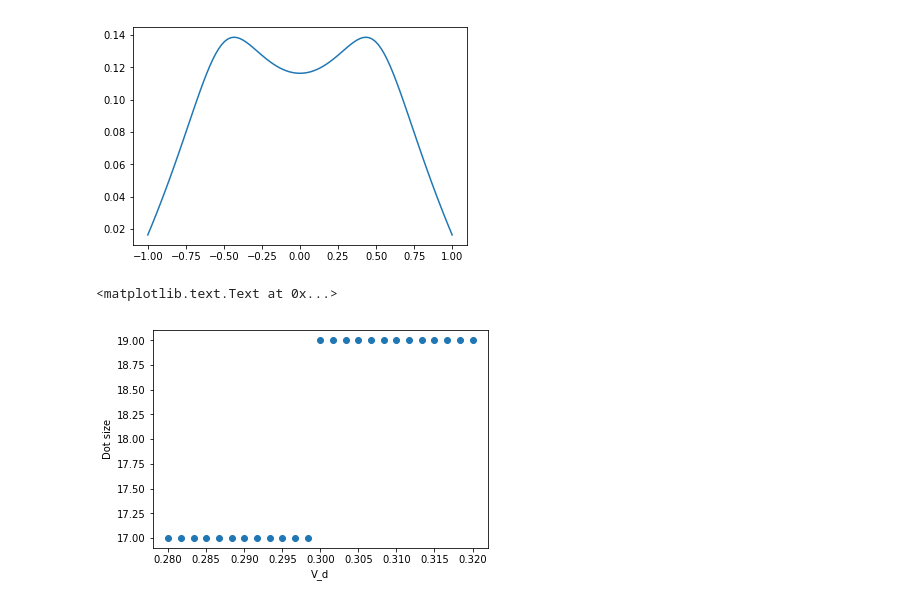
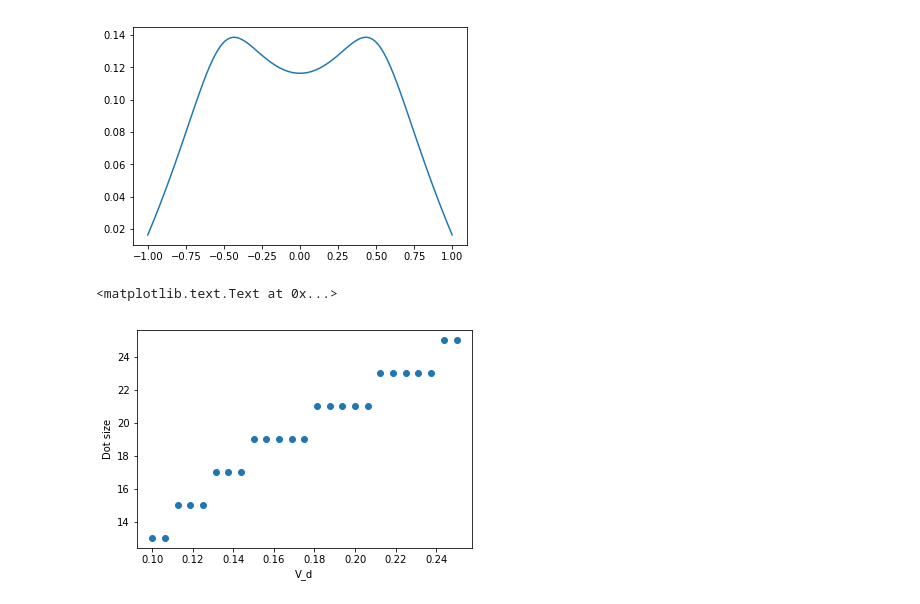
Before and after one commit to Quantumgame/quantum-ml, a Jupyter notebook: ndot/lib/playground.ipynb, the cells around one changed output. Cells and saved outputs as stored; diff of their text form; code cells hidden in the pictures.

```diff
--- a/ndot/lib/playground.ipynb
+++ b/ndot/lib/playground.ipynb
@@ -188,35 +125,35 @@ import matplotlib.pyplot as plt
 import dot_classifier
 reload(dot_classifier)
 import dot_classifier_tf
 reload(dot_classifier_tf)
 import potential_profile
 reload(potential_profile)
 
 N_grid = 100
 x = np.linspace(-1,1,N_grid)
 
 N_v_points = 25
-V_d_vec = np.linspace(320e-3,280e-3,N_v_points)
+V_d_vec = np.linspace(100e-3,250e-3,N_v_points)
 dot_size = np.zeros(len(V_d_vec))
 for i in range(len(V_d_vec)):
     d = (V_d_vec[i],0,0.1,1)
-    b1 = (-200e-3,-0.3,0.1,1)
-    b2 = (-200e-3,0.3,0.1,1)
+    b1 = (-100e-3,-0.3,0.1,1)
+    b2 = (-100e-3,0.3,0.1,1)
 
     V = potential_profile.single_dot_V_x_wire(x,d,b1,b2)
 
     K = dot_classifier_tf.create_K_matrix(x,E_scale=0.5e-3,sigma=(x[1] - x[0]))
-    mu = 100e-3
+    mu = 50e-3
 
     mask = dot_classifier.get_mask(x,V,K,mu)
     dot_info = dot_classifier.get_dot_info(mask)
     dot_size[i] = dot_info[0][1] - dot_info[0][0]
 
 
 
 plt.plot(V_d_vec,dot_size,'o')
 plt.ylabel('Dot size')
 plt.xlabel('V_d')
 # %% [output]
 <matplotlib.text.Text at 0x...>
-[figure, old version]
+[figure, new version]
```
Also changed, not shown: parts of 6 cells of this notebook, 2 other files.
